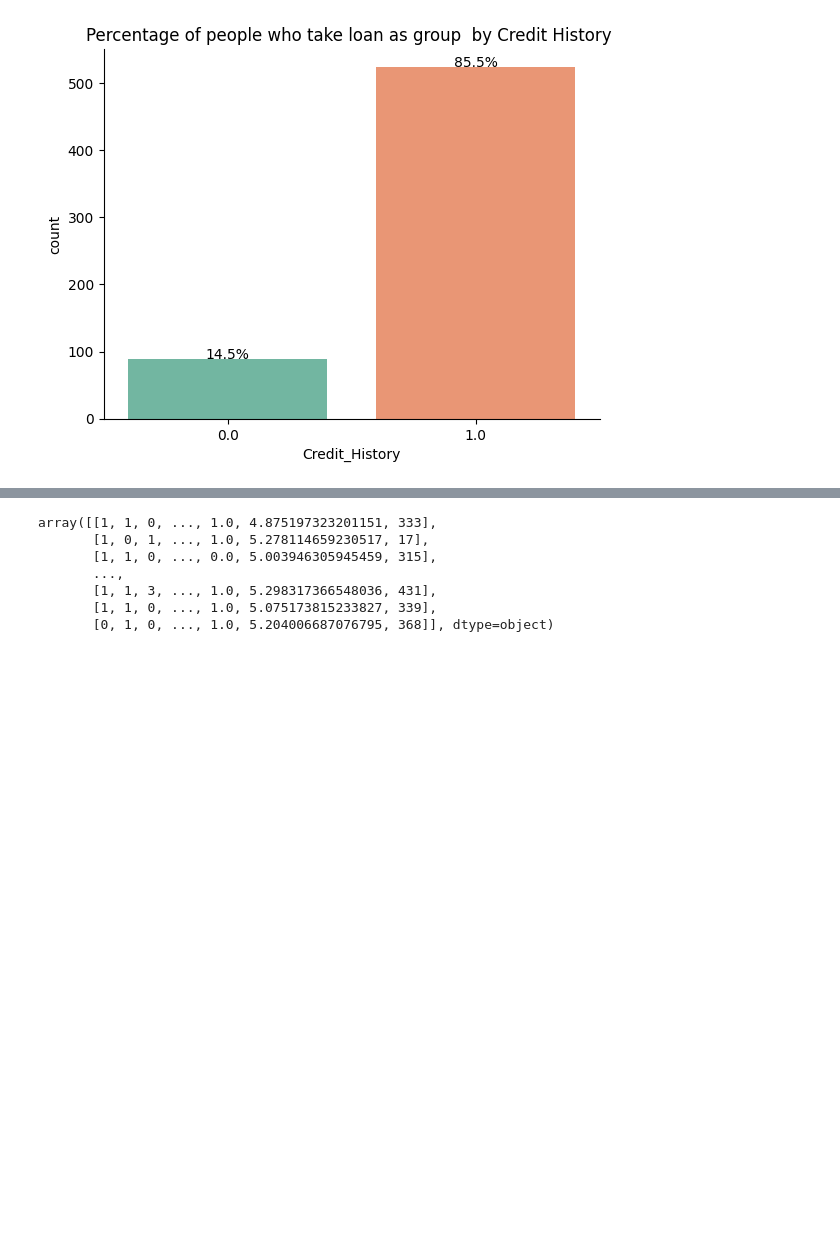
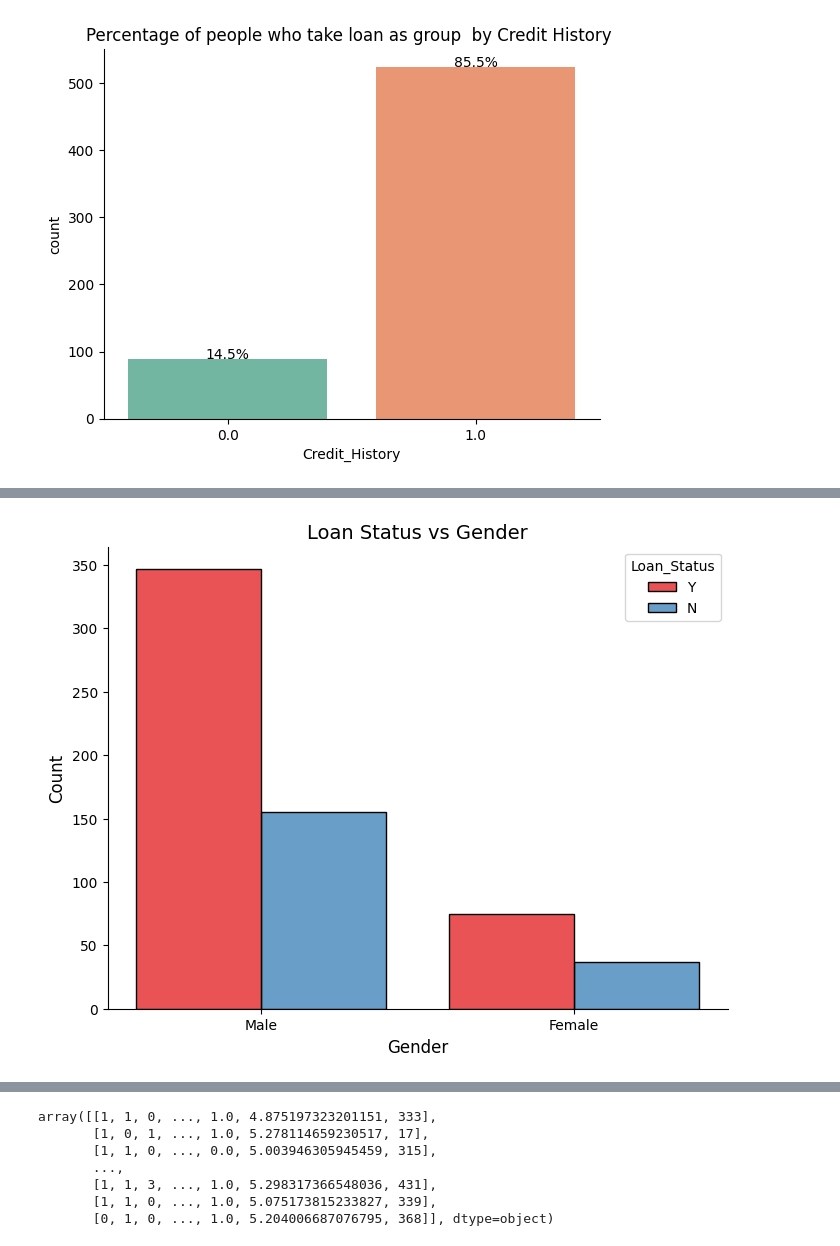
Before and after one commit to triciaannan/Machine-Learning, a Jupyter notebook: Loan Approval Prediction.ipynb, the cells around one changed output, grey strips where cells are left out. Cells and saved outputs as stored; diff of their text form; code cells hidden in the pictures; blank space fills up the shorter version.

```diff
--- a/Loan Approval Prediction.ipynb
+++ b/Loan Approval Prediction.ipynb
@@ -294,0 +340,13 @@ Name: Credit_History, dtype: float64
+# %%
+plt.figure(figsize=(8, 6))
+
+sns.histplot(data=loan_df, x='Gender', hue='Loan_Status', multiple='dodge', shrink=0.8, palette='Set1')
+
+
+plt.title('Loan Status vs Gender', fontsize=14)
+plt.xlabel('Gender', fontsize=12)
+plt.ylabel('Count', fontsize=12)
+sns.despine()
+plt.show()
+# %% [output]
+[figure, added]
```
Also changed, not shown: parts of 12 cells of this notebook.
